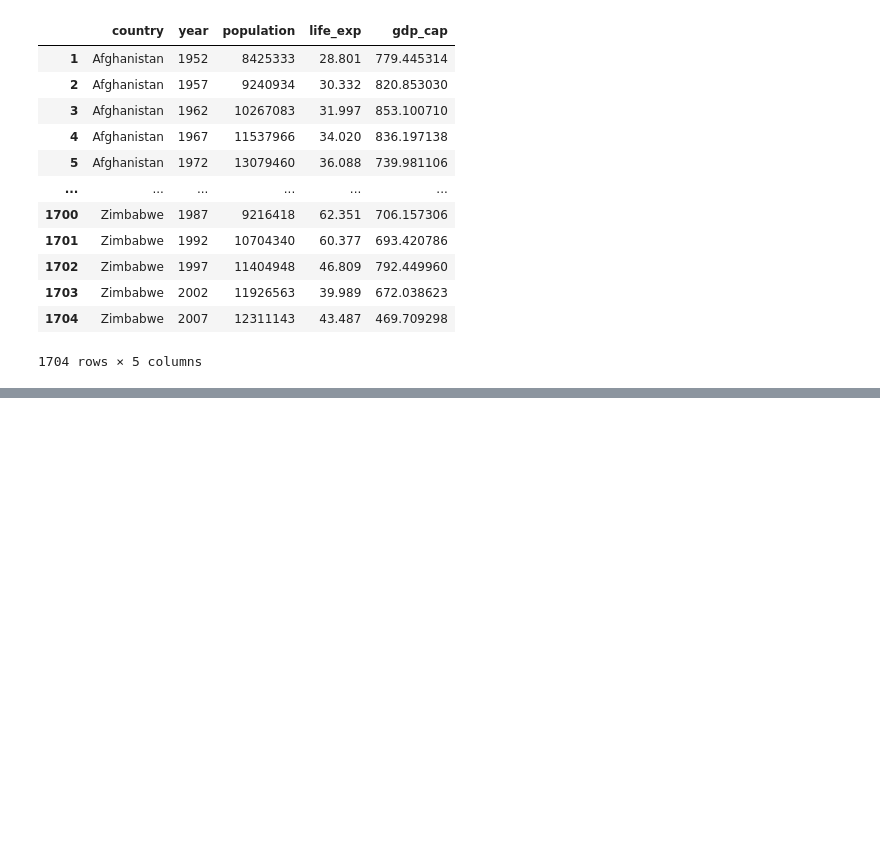
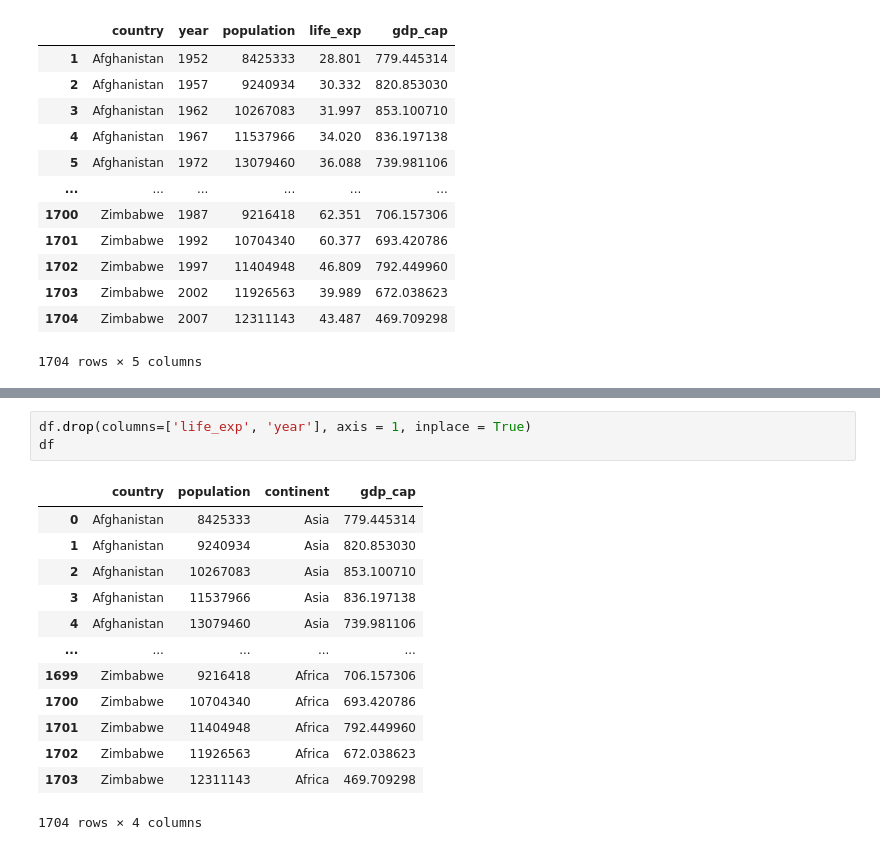
Before and after one commit to rramanswain2001/Python-code, a Jupyter notebook: data analysis with pandas.ipynb, the cells around one changed output, grey strips where cells are left out. Drawn from its saved outputs; the diff is of its cells as text; blank space fills up the shorter version.

```diff
--- a/data analysis with pandas.ipynb
+++ b/data analysis with pandas.ipynb
@@ -490,0 +499,17 @@ df
+# %%
+df.drop(columns=['life_exp', 'year'], axis = 1, inplace = True)
+df
+# %% [output]
+|  | country | population | continent | gdp_cap |
+| 0 | Afghanistan | 8425333 | Asia | 779.445314 |
+| 1 | Afghanistan | 9240934 | Asia | 820.853030 |
+| 2 | Afghanistan | 10267083 | Asia | 853.100710 |
+| 3 | Afghanistan | 11537966 | Asia | 836.197138 |
+| 4 | Afghanistan | 13079460 | Asia | 739.981106 |
+| ... | ... | ... | ... | ... |
+| 1699 | Zimbabwe | 9216418 | Africa | 706.157306 |
+| 1700 | Zimbabwe | 10704340 | Africa | 693.420786 |
+| 1701 | Zimbabwe | 11404948 | Africa | 792.449960 |
+| 1702 | Zimbabwe | 11926563 | Africa | 672.038623 |
+| 1703 | Zimbabwe | 12311143 | Africa | 469.709298 |
+1704 rows × 4 columns
```
Also changed, not shown: parts of 4 cells of this notebook.
